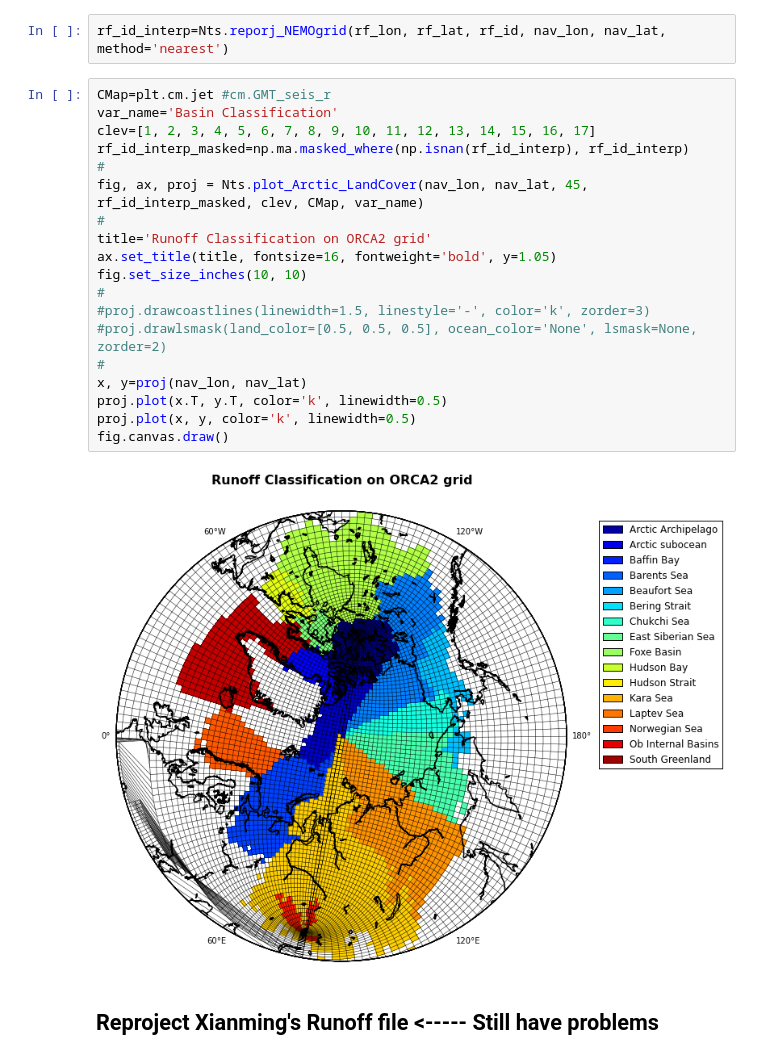
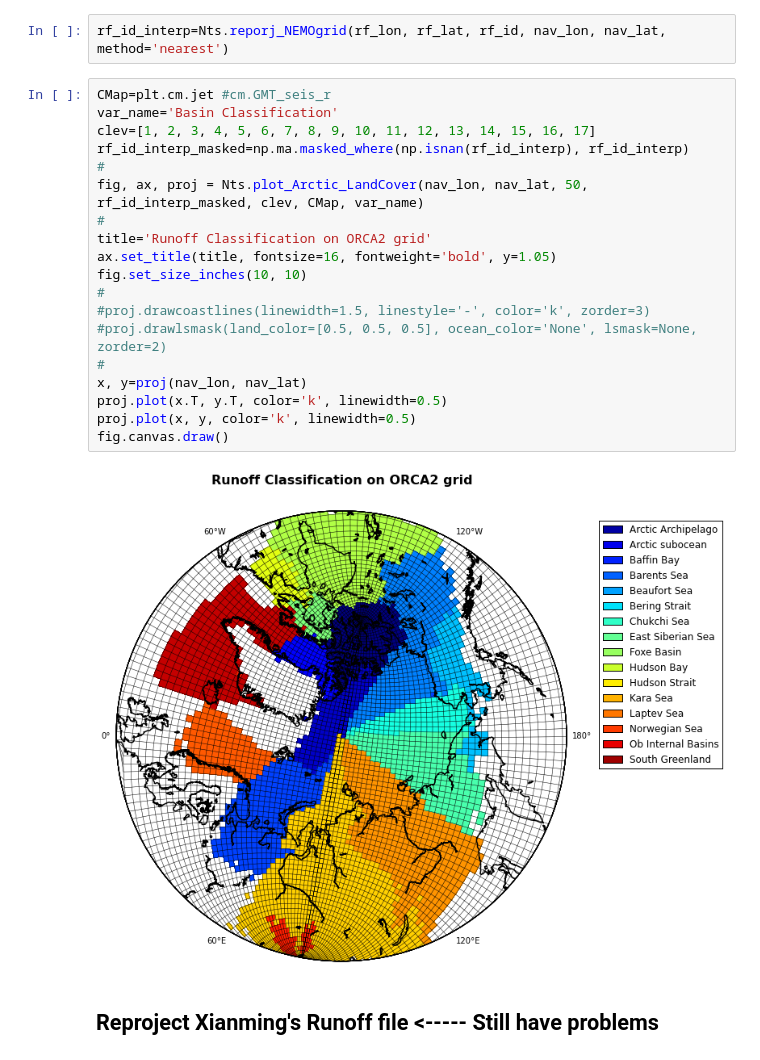
Before and after one commit to UBC-MOAD/ccar-modeling-nemo-tools, a Jupyter notebook: 06_STN-30p_Drainage_Basins.ipynb, the cells around one changed output. Cells and saved outputs as stored; diff of their text form.

```diff
--- a/06_STN-30p_Drainage_Basins.ipynb
+++ b/06_STN-30p_Drainage_Basins.ipynb
@@ -294,24 +296,24 @@ rf_id_interp=Nts.reporj_NEMOgrid(rf_lon, rf_lat, rf_id, nav_lon, nav_lat, method
 # %%
 CMap=plt.cm.jet #cm.GMT_seis_r
 var_name='Basin Classification'
 clev=[1, 2, 3, 4, 5, 6, 7, 8, 9, 10, 11, 12, 13, 14, 15, 16, 17]
 rf_id_interp_masked=np.ma.masked_where(np.isnan(rf_id_interp), rf_id_interp)
 #
-fig, ax, proj = Nts.plot_Arctic_LandCover(nav_lon, nav_lat, 45, rf_id_interp_masked, clev, CMap, var_name)
+fig, ax, proj = Nts.plot_Arctic_LandCover(nav_lon, nav_lat, 50, rf_id_interp_masked, clev, CMap, var_name)
 #
 title='Runoff Classification on ORCA2 grid'
 ax.set_title(title, fontsize=16, fontweight='bold', y=1.05)
 fig.set_size_inches(10, 10)
 #
 #proj.drawcoastlines(linewidth=1.5, linestyle='-', color='k', zorder=3)
 #proj.drawlsmask(land_color=[0.5, 0.5, 0.5], ocean_color='None', lsmask=None, zorder=2)
 #
 x, y=proj(nav_lon, nav_lat)
 proj.plot(x.T, y.T, color='k', linewidth=0.5)
 proj.plot(x, y, color='k', linewidth=0.5)
 fig.canvas.draw()
 # %% [output]
-[figure, old version]
+[figure, new version]
 # %% [markdown]
 ## Reproject Xianming's Runoff file <----- Still have problems
 # %%
```
Also changed, not shown: parts of 4 cells of this notebook.
